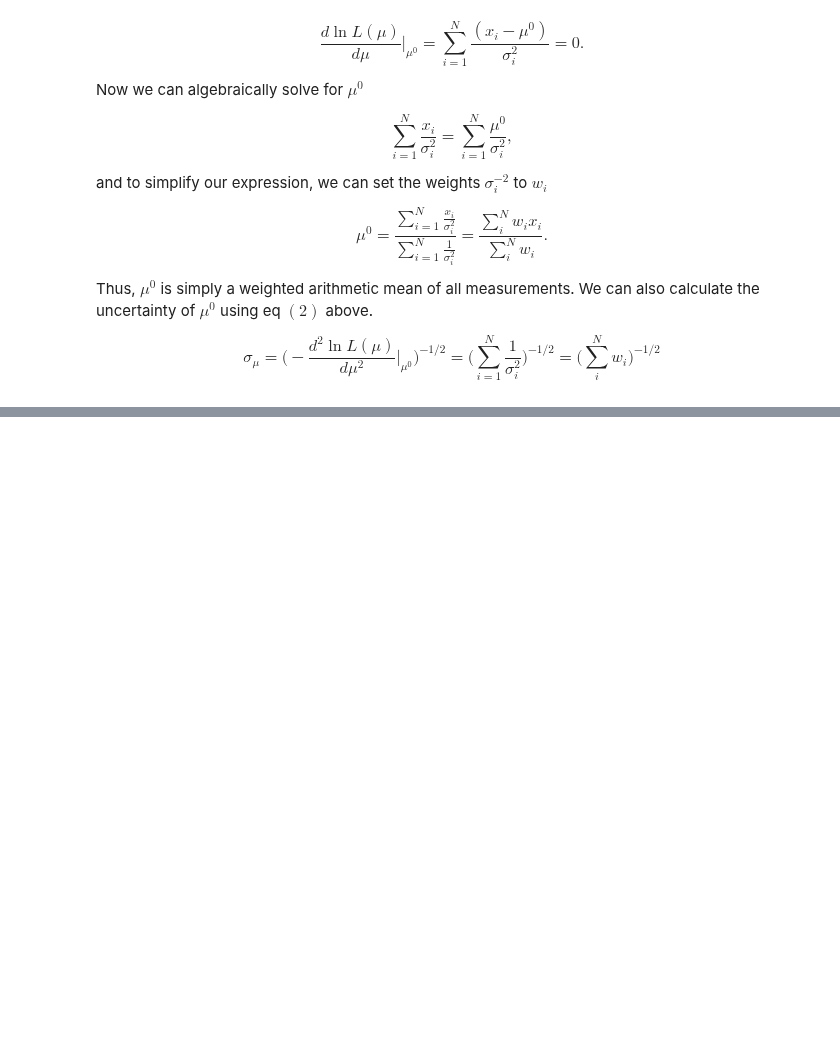
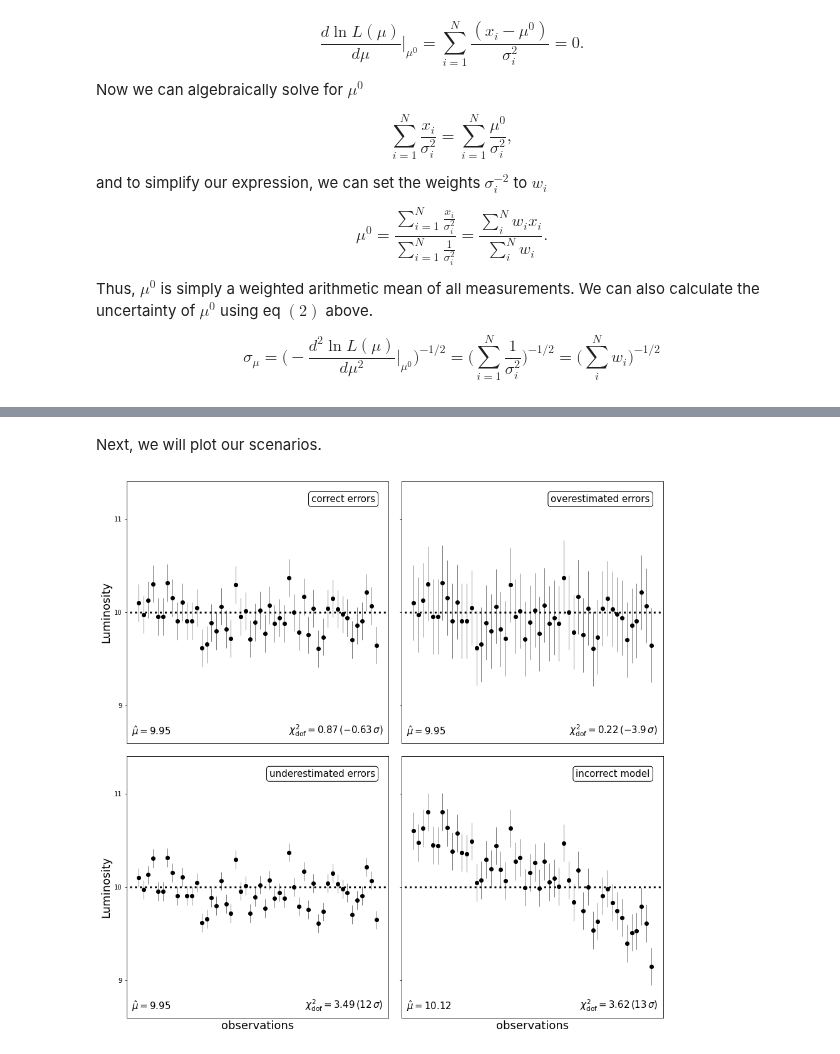
Before and after one commit to astroML/astroML-notebooks, a Jupyter notebook: chapter4/astroml_chapter4_Classical_vs_Bayesian_statistical_inference.ipynb, the cells around one changed output, grey strips where cells are left out. Saved outputs shown, nothing was run; the diff lists cells and outputs as text; code cells hidden in the pictures; blank space fills up the shorter version.

```diff
--- a/chapter4/astroml_chapter4_Classical_vs_Bayesian_statistical_inference.ipynb
+++ b/chapter4/astroml_chapter4_Classical_vs_Bayesian_statistical_inference.ipynb
@@ -315,0 +405,67 @@ For an arbitrary number of meteorites, their mean diameter must be greater than
+# %%
+import numpy as np
+from scipy import stats
+from matplotlib import pyplot as plt
+
+np.random.seed(42)
+N = 50
+L0 = 10
+dL = 0.2
+
+t = np.linspace(0, 1, N)
+L_obs = np.random.normal(L0, dL, N)
+
+y_vals = [L_obs, L_obs, L_obs, L_obs + 0.5 - t ** 2]
+y_errs = [dL, dL * 2, dL / 2, dL]
+titles = ['correct errors',
+          'overestimated errors',
+          'underestimated errors',
+          'incorrect model']
+# %% [markdown]
+Next, we will plot our scenarios.
+# %%
+# Plot the results
+fig = plt.figure(figsize=(14, 14))
+fig.subplots_adjust(left=0.1, right=0.95, wspace=0.05,
+                    bottom=0.1, top=0.95, hspace=0.05)
+
+for i in range(4):
+    ax = fig.add_subplot(2, 2, 1 + i, xticks=[])
+
+    # compute the mean and the chi^2/dof
+    mu = np.mean(y_vals[i])
+    z = (y_vals[i] - mu) / y_errs[i]
+    chi2 = np.sum(z ** 2)
+    chi2dof = chi2 / (N - 1)
+
+    # compute the standard deviations of chi^2/dof
+    sigma = np.sqrt(2. / (N - 1))
+    nsig = (chi2dof - 1) / sigma
+
+    # plot the points with errorbars
+    ax.errorbar(t, y_vals[i], y_errs[i],fmt='.k', ecolor='gray', lw=1,ms = 12)
+    ax.plot([-0.1, 1.3], [L0, L0], ':k', lw=3)
+
+    # Add labels and text
+    ax.text(0.95, 0.95, titles[i], ha='right', va='top',
+            transform=ax.transAxes,fontsize = 15,
+            bbox=dict(boxstyle='round', fc='w', ec='k'))
+    ax.text(0.02, 0.02, r'$\hat{\mu} = %.2f$' % mu, ha='left', va='bottom',
+            transform=ax.transAxes, fontsize = 15)
+    ax.text(0.98, 0.02, r'$\chi^2_{\rm dof} = %.2f\, (%.2g\,\sigma)$'
+            % (chi2dof, nsig), ha='right', va='bottom',
+            transform=ax.transAxes,fontsize = 15)
+
+    # set axis limits
+    ax.set_xlim(-0.05, 1.05)
+    ax.set_ylim(8.6, 11.4)
+
+    # set ticks and labels
+    ax.yaxis.set_major_locator(plt.MultipleLocator(1))
+    if i > 1: ax.set_xlabel('observations', fontsize = 18)
+    if i % 2 == 0: ax.set_ylabel('Luminosity',fontsize = 18)
+    else: ax.yaxis.set_major_formatter(plt.NullFormatter())
+
+plt.show()
+# %% [output]
+[figure, added]
```
Also changed, not shown: parts of 19 cells of this notebook, 1 other file.
